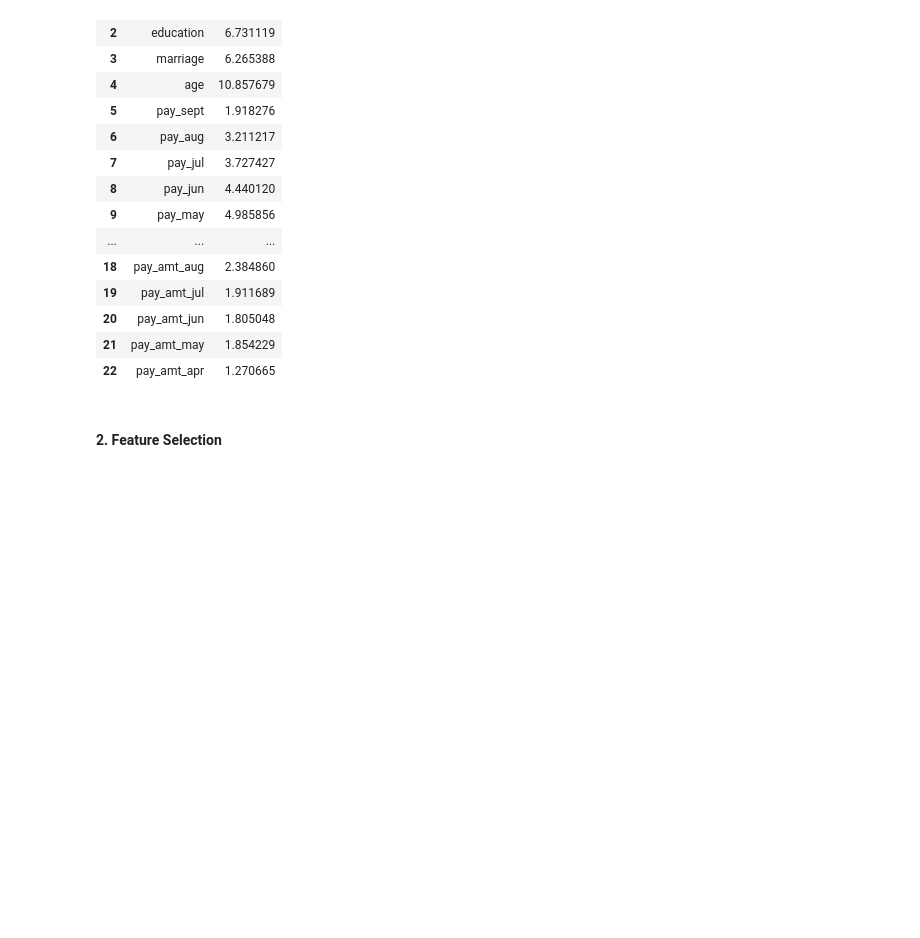
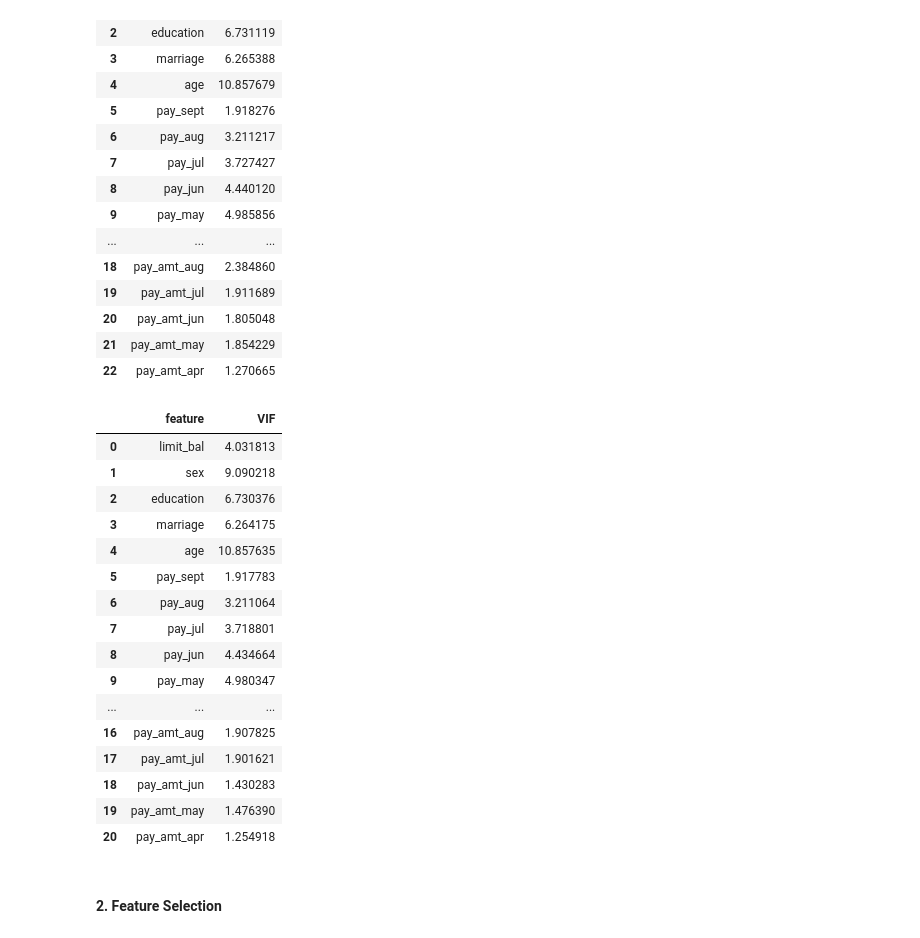
Before and after one commit to thepankaj018/Credit-Card-Default-Prediction, a Jupyter notebook: Credit_Card_Default_Prediction.ipynb, the cells around one changed output. Saved outputs shown, nothing was run; the diff lists cells and outputs as text; code cells hidden in the pictures; blank space fills up the shorter version.

```diff
--- a/Credit_Card_Default_Prediction.ipynb
+++ b/Credit_Card_Default_Prediction.ipynb
@@ -1073,6 +1156,26 @@ vif_calc(df[[i for i in df.describe().columns if i not in ['isdefaulter']]])
 | 20 | pay_amt_jun | 1.805048 |
 | 21 | pay_amt_may | 1.854229 |
 | 22 | pay_amt_apr | 1.270665 |
+# %%
+vif_calc(df[[i for i in df.describe().columns if i not in ['isdefaulter','bill_amt_aug','bill_amt_may']]])
+# %% [output]
+|  | feature | VIF |
+| 0 | limit_bal | 4.031813 |
+| 1 | sex | 9.090218 |
+| 2 | education | 6.730376 |
+| 3 | marriage | 6.264175 |
+| 4 | age | 10.857635 |
+| 5 | pay_sept | 1.917783 |
+| 6 | pay_aug | 3.211064 |
+| 7 | pay_jul | 3.718801 |
+| 8 | pay_jun | 4.434664 |
+| 9 | pay_may | 4.980347 |
+| ... | ... | ... |
+| 16 | pay_amt_aug | 1.907825 |
+| 17 | pay_amt_jul | 1.901621 |
+| 18 | pay_amt_jun | 1.430283 |
+| 19 | pay_amt_may | 1.476390 |
+| 20 | pay_amt_apr | 1.254918 |
 # %% [markdown]
 #### 2. Feature Selection
 # %%
```
Also changed, not shown: parts of 9 cells of this notebook.
